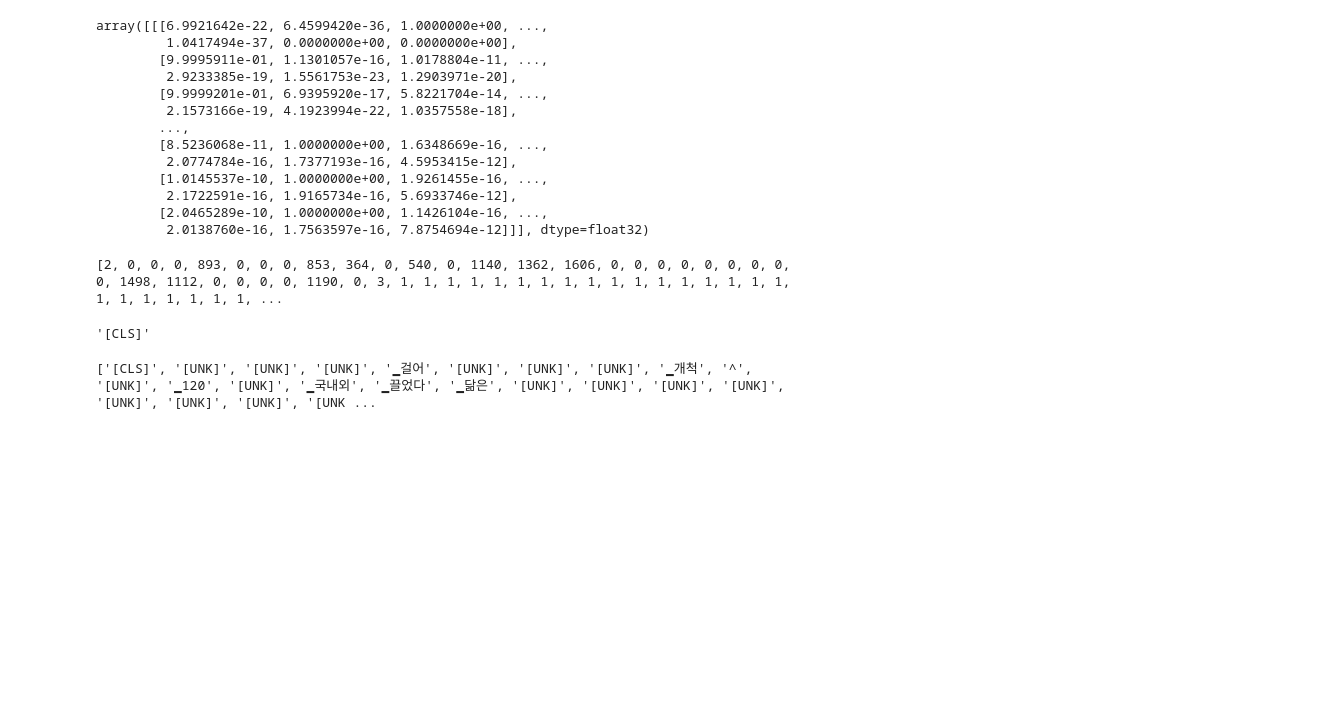
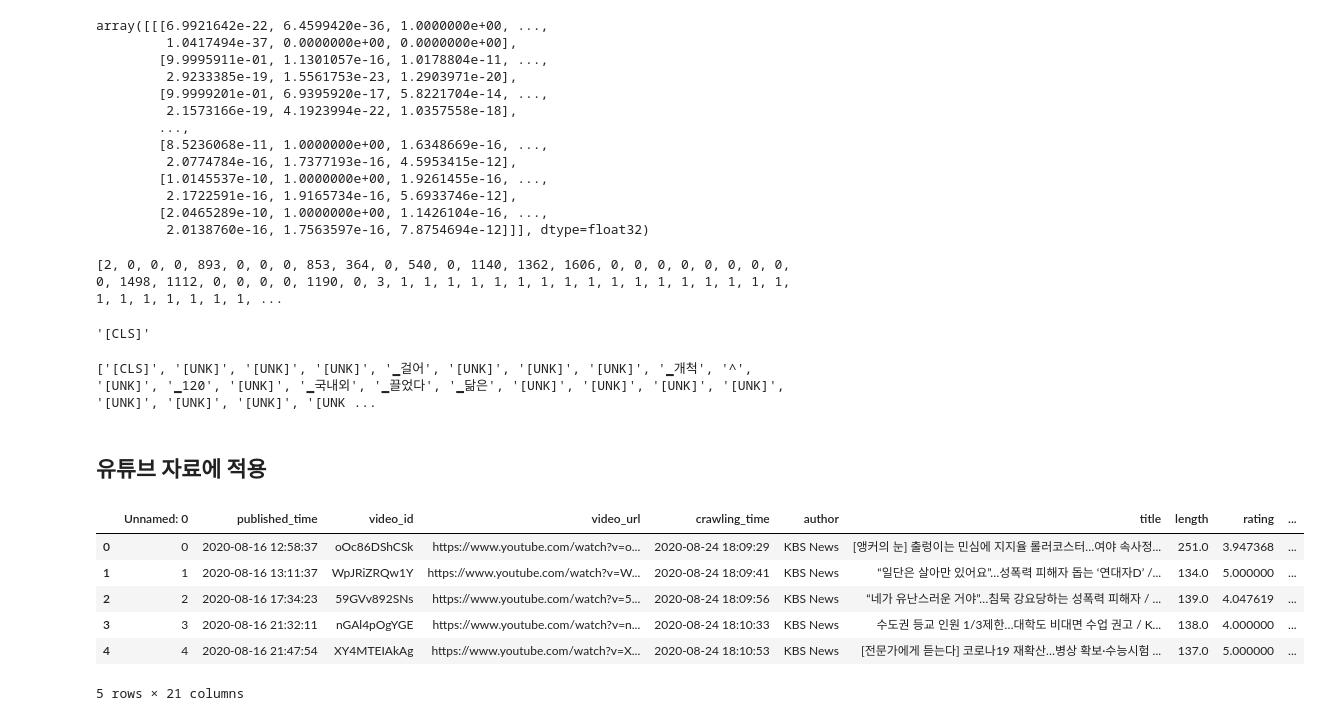
Before and after one commit to BaeHyungjun/DataCampus-KoreaUniv-Team7, a Jupyter notebook: Modeling/Modeling_v1.1.ipynb, the cells around one changed output. Drawn from its saved outputs; the diff is of its cells as text; code cells hidden in the pictures; blank space fills up the shorter version.

```diff
--- a/Modeling/Modeling_v1.1.ipynb
+++ b/Modeling/Modeling_v1.1.ipynb
@@ -598,0 +584,13 @@ plt.show()
+# %% [markdown]
+## 유튜브 자료에 적용
+# %%
+kbs = pd.read_csv('kbs.csv')
+kbs.head()
+# %% [output]
+|  | Unnamed: 0 | published_time | video_id | video_url | crawling_time | author | title | length | rating | ... |
+| 0 | 0 | 2020-08-16 12:58:37 | oOc86DShCSk | https://www.youtube.com/watch?v=o... | 2020-08-24 18:09:29 | KBS News | [앵커의 눈] 출렁이는 민심에 지지율 롤러코스터…여야 속사정... | 251.0 | 3.947368 | ... |
+| 1 | 1 | 2020-08-16 13:11:37 | WpJRiZRQw1Y | https://www.youtube.com/watch?v=W... | 2020-08-24 18:09:41 | KBS News | “일단은 살아만 있어요”…성폭력 피해자 돕는 ‘연대자D’ /... | 134.0 | 5.000000 | ... |
+| 2 | 2 | 2020-08-16 17:34:23 | 59GVv892SNs | https://www.youtube.com/watch?v=5... | 2020-08-24 18:09:56 | KBS News | “네가 유난스러운 거야”…침묵 강요당하는 성폭력 피해자 / ... | 139.0 | 4.047619 | ... |
+| 3 | 3 | 2020-08-16 21:32:11 | nGAl4pOgYGE | https://www.youtube.com/watch?v=n... | 2020-08-24 18:10:33 | KBS News | 수도권 등교 인원 1/3제한…대학도 비대면 수업 권고 / K... | 138.0 | 4.000000 | ... |
+| 4 | 4 | 2020-08-16 21:47:54 | XY4MTEIAkAg | https://www.youtube.com/watch?v=X... | 2020-08-24 18:10:53 | KBS News | [전문가에게 듣는다] 코로나19 재확산…병상 확보·수능시험 ... | 137.0 | 5.000000 | ... |
+5 rows × 21 columns
```
Also changed, not shown: parts of 20 cells of this notebook.
